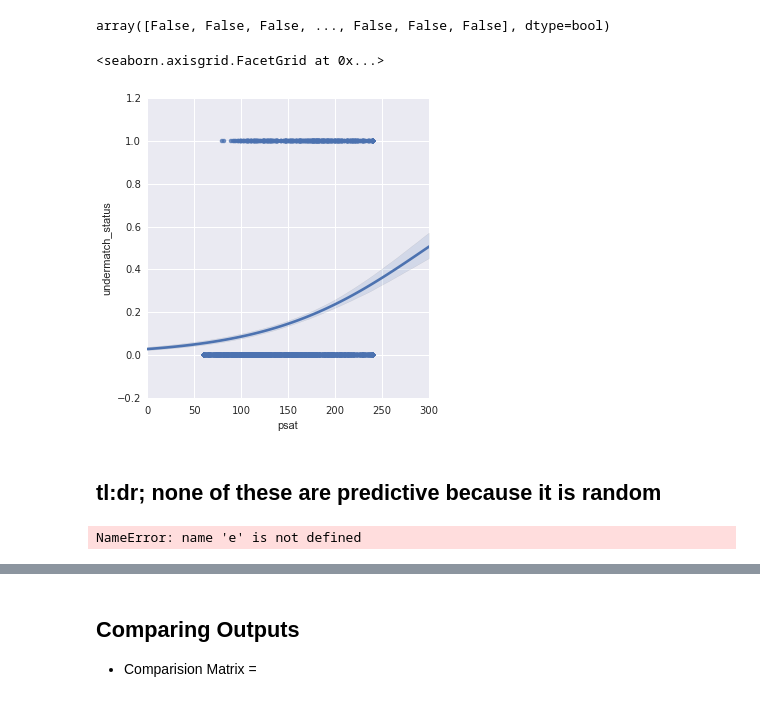
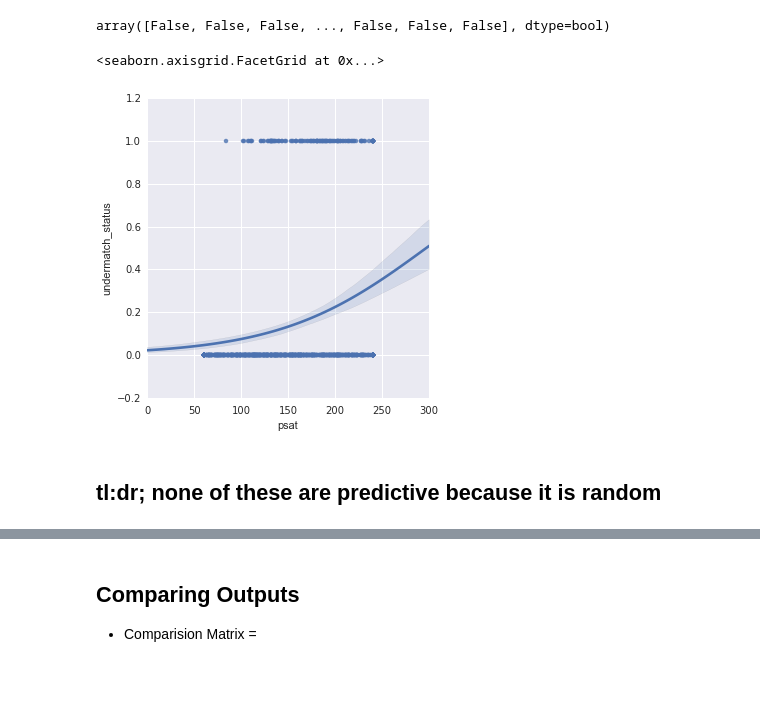
Before and after one commit to hunterowens/machine-learning-in-edu, a Jupyter notebook: EduMLvsRuleBased.ipynb, the cells around one changed output, grey strips where cells are left out. Cells and saved outputs as stored; diff of their text form; code cells hidden in the pictures.

```diff
--- a/EduMLvsRuleBased.ipynb
+++ b/EduMLvsRuleBased.ipynb
@@ -105,13 +105,9 @@ Coefficients:
 Residual sum of squares: 0.14
 array([False, False, False, ..., False, False, False], dtype=bool)
 # %%
-sns.lmplot(x='psat', y='undermatch_status', data=train, logistic=True)
+sns.lmplot(x='psat', y='undermatch_status', data=test, logistic=True)
 # %% [output]
 <seaborn.axisgrid.FacetGrid at 0x...>
-[figure, old version]
+[figure, new version]
 # %% [markdown]
 ## tl:dr; none of these are predictive because it is random
-# %%
-e
-# %% [output]
-NameError: name 'e' is not defined
```
Also changed, not shown: parts of 1 cell of this notebook.
